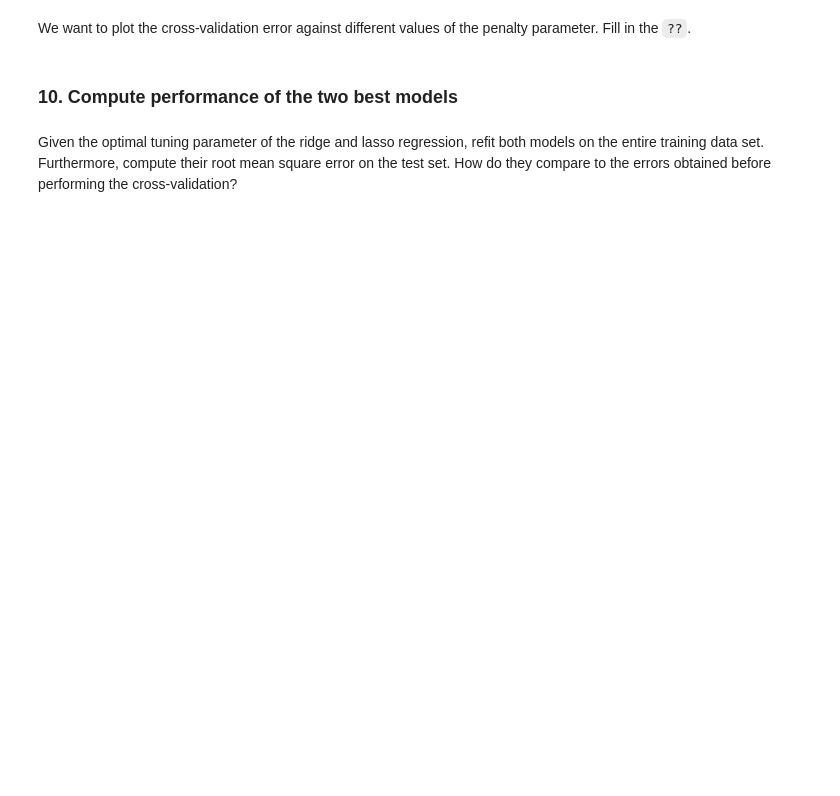
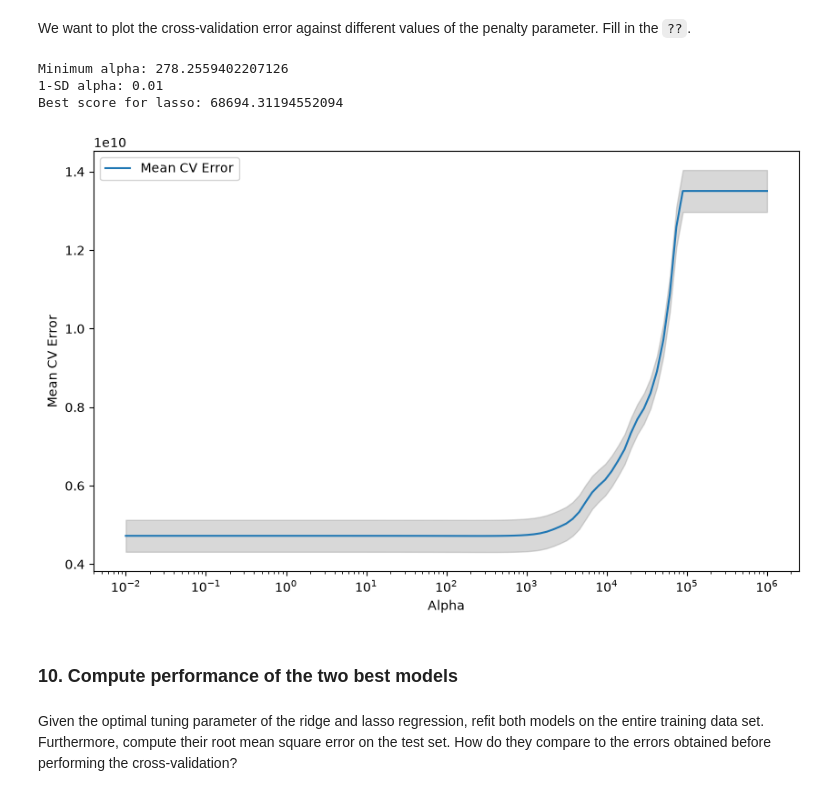
Before and after one commit to EdouarddDw/machine-learning, a Jupyter notebook: TPs/Exercise_04.ipynb, the cells around one changed output. Cells and saved outputs as stored; diff of their text form; code cells hidden in the pictures; blank space fills up the shorter version.

```diff
--- a/TPs/Exercise_04.ipynb
+++ b/TPs/Exercise_04.ipynb
@@ -307,28 +327,31 @@ We want to plot the cross-validation error against different values of the penal
 # Choose best model that minimizes the cv_err
 mean_scores = -lasso_cv.cv_results_["mean_test_score"]
 se_scores = lasso_cv.cv_results_["std_test_score"] / np.sqrt(folds.n_splits)
-alphas = lasso_cv.cv_results_["param_lasso__alpha"].data.astype(float)
+alphas = lasso_cv.cv_results_["param_lasso__alpha"].data
 
 best_index = np.argmin(mean_scores)
 min_alpha_lasso = alphas[best_index]
 threshold_lasso = mean_scores[best_index] + se_scores[best_index]
-one_se_rule_alpha_lasso = alphas[mean_scores <= threshold_lasso].max()
+one_se_rule_alpha_lasso = alphas[np.where(mean_scores <= threshold_lasso)[0][0]]
 
 print("Minimum alpha:", min_alpha_lasso)
 print("1-SD alpha:", one_se_rule_alpha_lasso)
 print("Best score for lasso:", np.sqrt(np.min(mean_scores)))
+# %% [output]
+Minimum alpha: 278.2559402207126
+1-SD alpha: 0.01
+Best score for lasso: 68694.31194552094
 # %%
 plt.figure(figsize=(10, 6))
 plt.plot(alphas, mean_scores, label="Mean CV Error")
 plt.fill_between(alphas, mean_scores - se_scores, mean_scores + se_scores, color="gray", alpha=0.3)
-plt.axvline(min_alpha_lasso, color="red", linestyle="--", label="Minimum alpha")
-plt.axvline(one_se_rule_alpha_lasso, color="blue", linestyle="--", label="1-SD alpha")
 plt.xscale("log")
-plt.xlabel("Lasso Regularization (alpha)")
+plt.xlabel("Alpha")
 plt.ylabel("Mean CV Error")
-plt.title("Lasso Regression CV Error vs Alpha")
 plt.legend()
 plt.show()
+# %% [output]
+[figure, added]
 # %% [markdown]
 ### 10. Compute performance of the two best models
 # %% [markdown]
```
Also changed, not shown: parts of 8 cells of this notebook, 5 other files.
